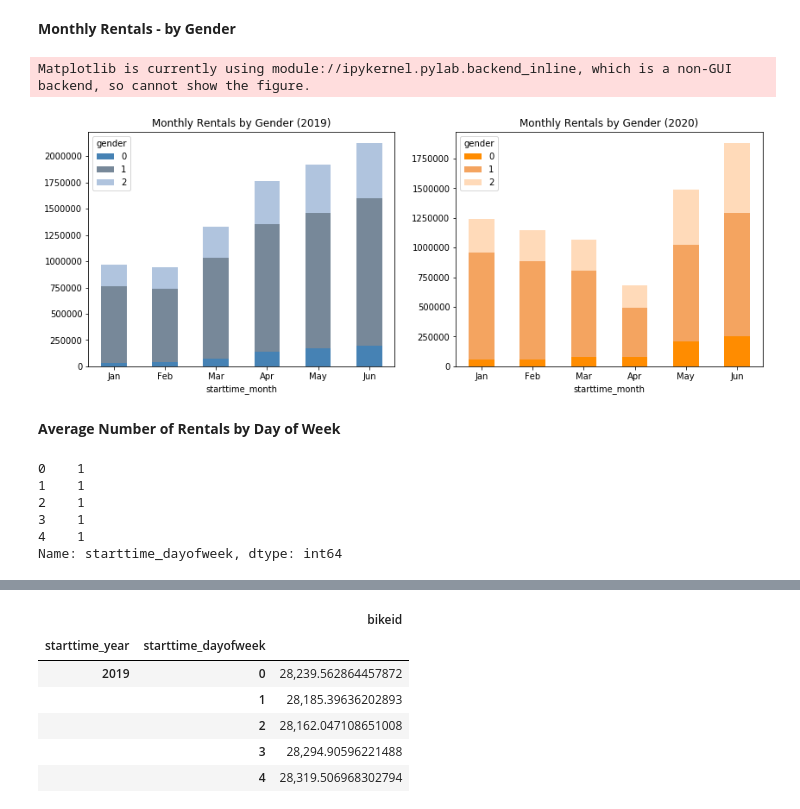
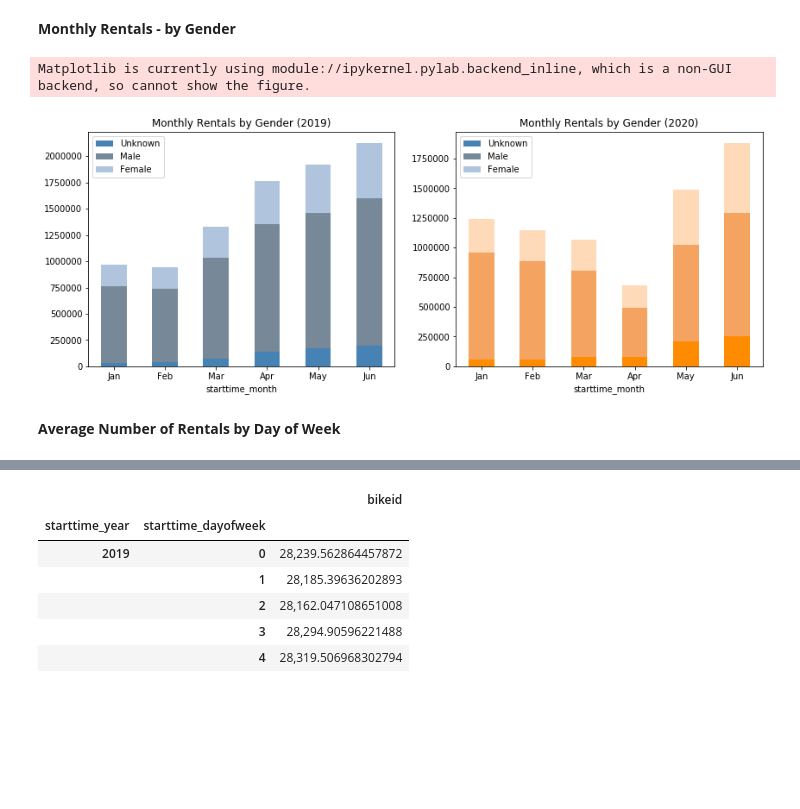
Before and after one commit to graceh3/citibike-analysis, a Jupyter notebook: Citibike - Statistical Analysis Project.ipynb, the cells around one changed output, grey strips where cells are left out. Saved outputs shown, nothing was run; the diff lists cells and outputs as text; code cells hidden in the pictures; blank space fills up the shorter version.

```diff
--- a/Citibike - Statistical Analysis Project.ipynb
+++ b/Citibike - Statistical Analysis Project.ipynb
@@ -443,44 +443,39 @@ Matplotlib is currently using module://ipykernel.pylab.backend_inline, which is
 # %%
 # try to consolidate this into one graph (double stacked bar graph)
 fig, ax =plt.subplots(1,2)
 
-# 2019 data
+# plot 2019 data
 df_pivot=df_final[df_final['starttime_year']==2019][['starttime_year','starttime_month','bikeid', 'gender']]\
 .groupby(['starttime_year','starttime_month','gender'])\
 .count()\
 .reset_index()\
 .pivot(index='starttime_month', columns='gender', values='bikeid')\
 .loc[:,[0,1,2]]\
 .plot.bar(stacked=True, color=['steelblue', 'lightslategrey','lightsteelblue'], figsize=(14,5), ax=ax[0], title='Monthly Rentals by Gender (2019)')
-
+# modify the legend
+ax[0].legend(handles=handles,labels=['Unknown', 'Male', 'Female'])
+# modify the x-axis labels
 ax[0].set_xticklabels(labels=['Jan','Feb', 'Mar', 'Apr', 'May', 'Jun'], rotation=0)
 
-# 2020 data
+# plot 2020 data
 df_pivot=df_final[df_final['starttime_year']==2020][['starttime_year','starttime_month','bikeid', 'gender']]\
 .groupby(['starttime_year','starttime_month','gender'])\
 .count()\
 .reset_index()\
 .pivot(index='starttime_month', columns='gender', values='bikeid')\
 .loc[:,[0,1,2]]\
 .plot.bar(stacked=True, color=['darkorange', 'sandybrown','peachpuff'], figsize=(14,5), ax=ax[1], title='Monthly Rentals by Gender (2020)')
-
+# modify the legend
+ax[1].legend(handles=handles,labels=['Unknown', 'Male', 'Female'])
+# modiify the x-axis labels
 ax[1].set_xticklabels(labels=['Jan','Feb', 'Mar', 'Apr', 'May', 'Jun'], rotation=0)
 
 fig.show()
 # %% [output]
 Matplotlib is currently using module://ipykernel.pylab.backend_inline, which is a non-GUI backend, so cannot show the figure.
-[figure, old version]
+[figure, new version]
 # %% [markdown]
 <b>Average Number of Rentals by Day of Week</b>
 # %%
 # create dayofweek feature (0=Monday, 6=Sunday)
 df_final['starttime_dayofweek']=df_final['starttime'].dt.dayofweek
-# %%
-df_final['starttime_dayofweek'].head()
-# %% [output]
-0    1
-1    1
-2    1
-3    1
-4    1
-Name: starttime_dayofweek, dtype: int64
```
Also changed, not shown: parts of 15 cells of this notebook.
